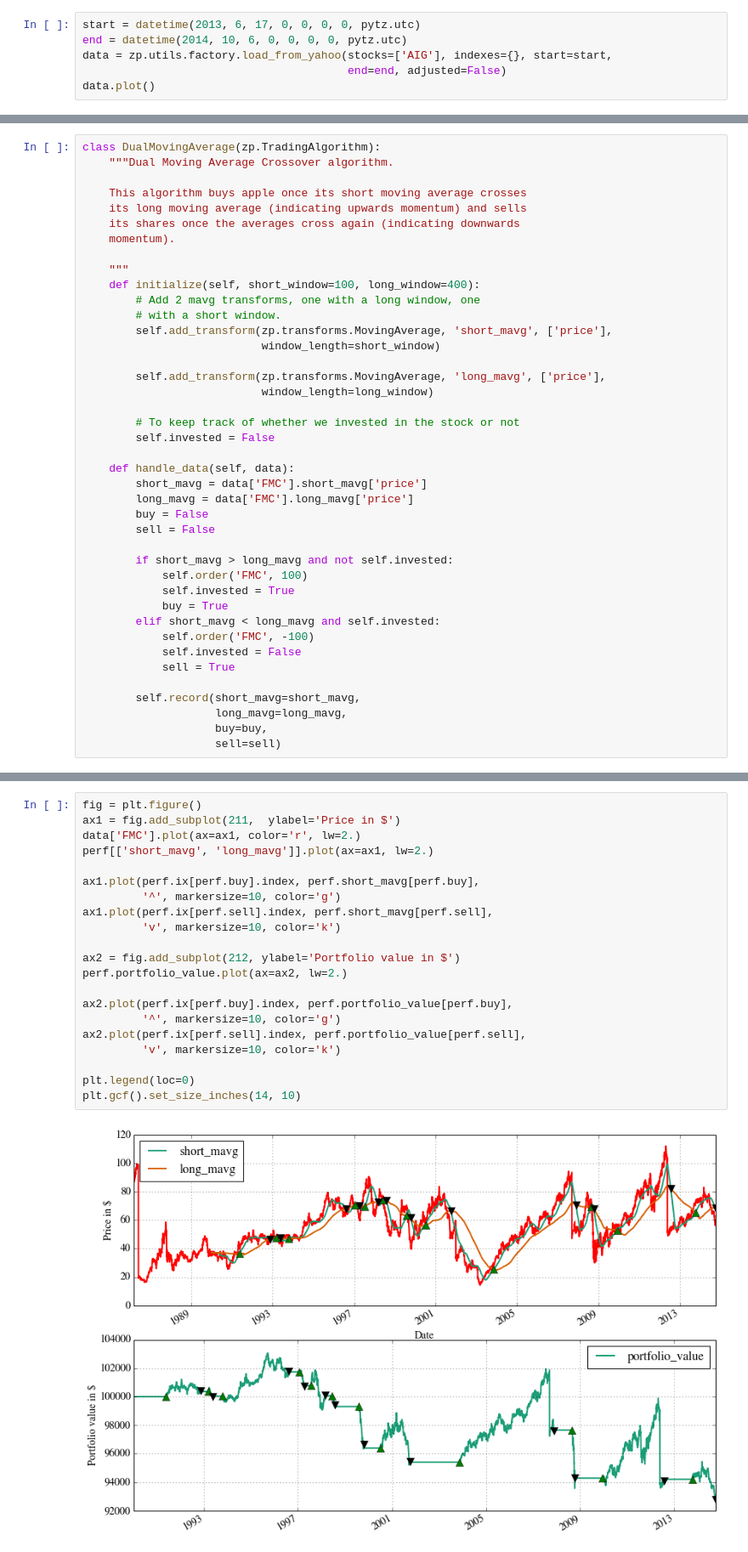
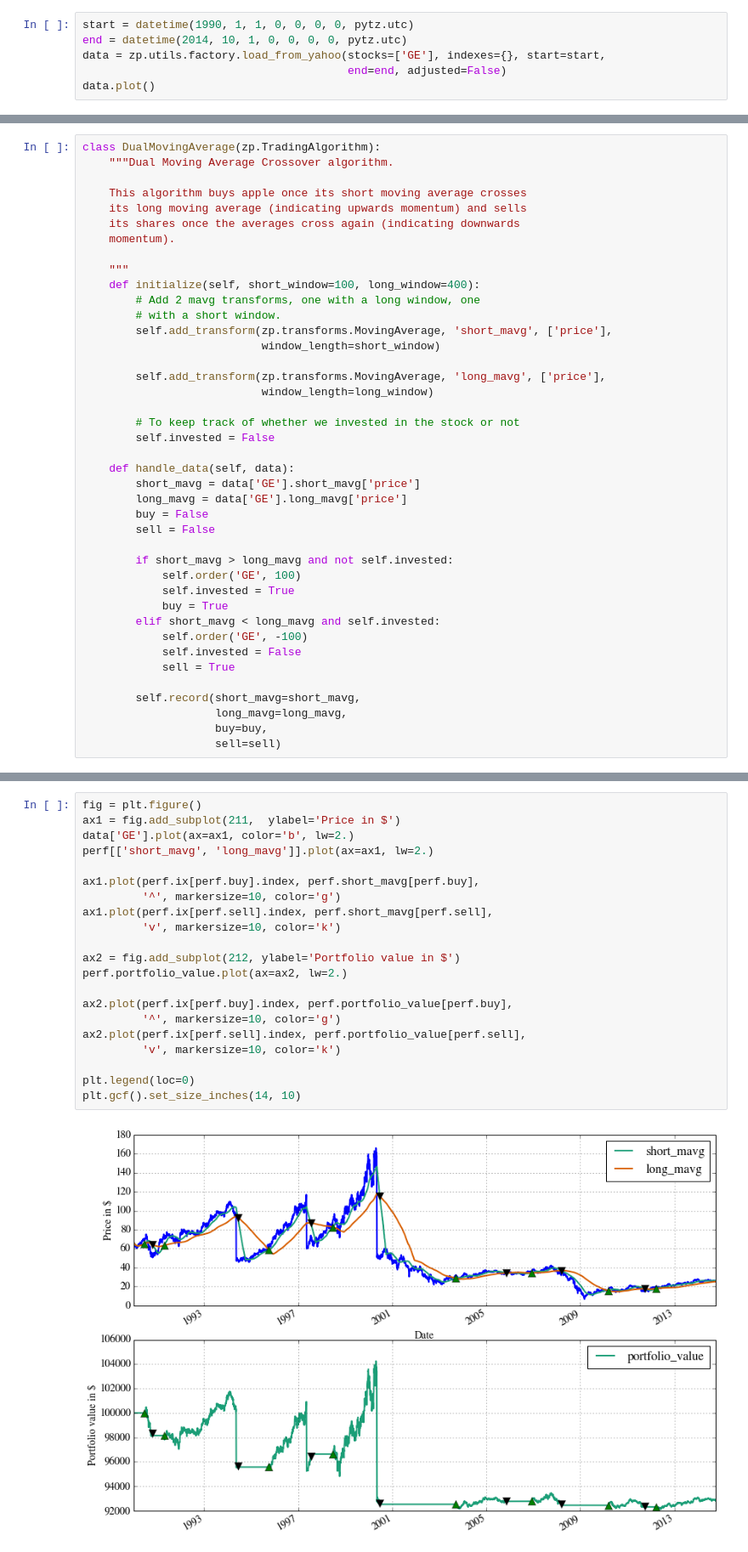
Before and after one commit to LuoYisheng/Cloud-computing-analytics-for-trading-algorithm, a Jupyter notebook: 2. Dual Moving Average.ipynb, the cells around one changed output, grey strips where cells are left out. Shown at 85% size. Cells and saved outputs as stored; diff of their text form.

```diff
--- a/2. Dual Moving Average.ipynb
+++ b/2. Dual Moving Average.ipynb
@@ -98,7 +68,7 @@ AttributeError: type object 'datetime.datetime' has no attribute 'datetime'
 # %%
-start = datetime(2013, 6, 17, 0, 0, 0, 0, pytz.utc)
-end = datetime(2014, 10, 6, 0, 0, 0, 0, pytz.utc)
-data = zp.utils.factory.load_from_yahoo(stocks=['AIG'], indexes={}, start=start,
+start = datetime(1990, 1, 1, 0, 0, 0, 0, pytz.utc)
+end = datetime(2014, 10, 1, 0, 0, 0, 0, pytz.utc)
+data = zp.utils.factory.load_from_yahoo(stocks=['GE'], indexes={}, start=start,
                                         end=end, adjusted=False)
 data.plot()
 # %% [output]
@@ -177,17 +137,17 @@ class DualMovingAverage(zp.TradingAlgorithm):
         self.invested = False
 
     def handle_data(self, data):
-        short_mavg = data['FMC'].short_mavg['price']
-        long_mavg = data['FMC'].long_mavg['price']
+        short_mavg = data['GE'].short_mavg['price']
+        long_mavg = data['GE'].long_mavg['price']
         buy = False
         sell = False
 
         if short_mavg > long_mavg and not self.invested:
-            self.order('FMC', 100)
+            self.order('GE', 100)
             self.invested = True
             buy = True
         elif short_mavg < long_mavg and self.invested:
-            self.order('FMC', -100)
+            self.order('GE', -100)
             self.invested = False
             sell = True
 
@@ -205,23 +165,23 @@ perf = dma.run(data)
 # %%
 fig = plt.figure()
 ax1 = fig.add_subplot(211,  ylabel='Price in $')
-data['FMC'].plot(ax=ax1, color='r', lw=2.)
+data['GE'].plot(ax=ax1, color='b', lw=2.)
 perf[['short_mavg', 'long_mavg']].plot(ax=ax1, lw=2.)
 
 ax1.plot(perf.ix[perf.buy].index, perf.short_mavg[perf.buy],
          '^', markersize=10, color='g')
 ax1.plot(perf.ix[perf.sell].index, perf.short_mavg[perf.sell],
          'v', markersize=10, color='k')
 
 ax2 = fig.add_subplot(212, ylabel='Portfolio value in $')
 perf.portfolio_value.plot(ax=ax2, lw=2.)
 
 ax2.plot(perf.ix[perf.buy].index, perf.portfolio_value[perf.buy],
          '^', markersize=10, color='g')
 ax2.plot(perf.ix[perf.sell].index, perf.portfolio_value[perf.sell],
          'v', markersize=10, color='k')
 
 plt.legend(loc=0)
 plt.gcf().set_size_inches(14, 10)
 # %% [output]
-[figure, old version]
+[figure, new version]
```
Also changed, not shown: parts of 10 cells of this notebook.
